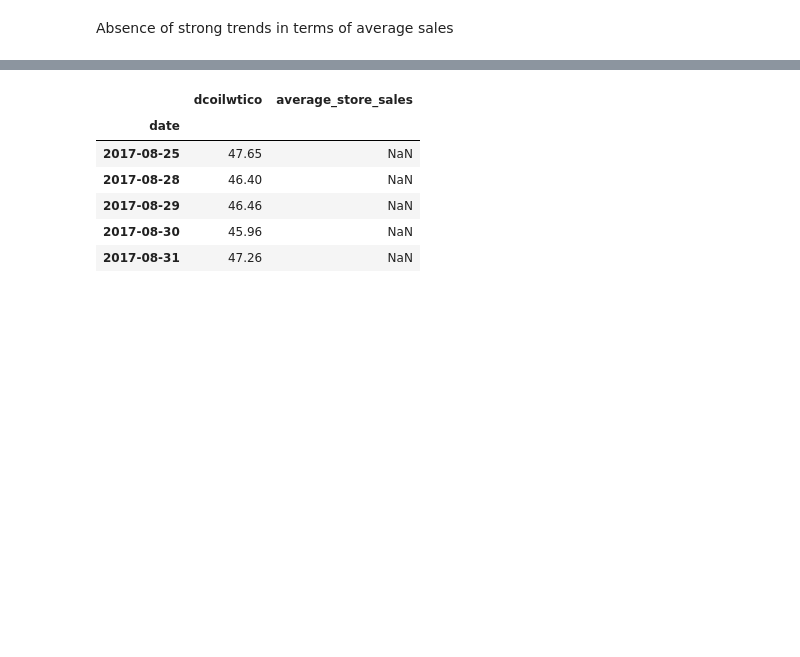
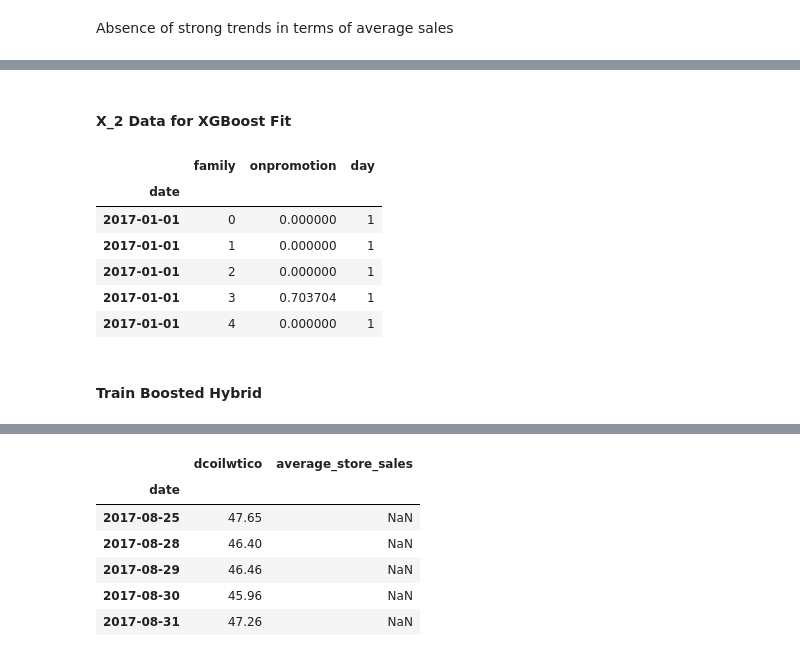
Before and after one commit to jkeogh2031/store_sales_time_series_forecasting, a Jupyter notebook: store-sales-time-series-forecasting.ipynb, the cells around one changed output, grey strips where cells are left out. Cells and saved outputs as stored; diff of their text form; code cells hidden in the pictures; blank space fills up the shorter version.

```diff
--- a/store-sales-time-series-forecasting.ipynb
+++ b/store-sales-time-series-forecasting.ipynb
@@ -542,0 +620,19 @@ Absence of strong trends in terms of average sales
+# %% [markdown]
+#### X_2 Data for XGBoost Fit
+# %%
+X_2 = family_sales.drop('sales', axis=1).stack()
+le = LabelEncoder()
+X_2 = X_2.reset_index('family')
+X_2['family'] = le.fit_transform(X_2['family'])
+X_2['day'] = X_2.index.day
+X_2.head()
+# %% [output]
+|  | family | onpromotion | day |
+| date |  |  |  |
+| 2017-01-01 | 0 | 0.000000 | 1 |
+| 2017-01-01 | 1 | 0.000000 | 1 |
+| 2017-01-01 | 2 | 0.000000 | 1 |
+| 2017-01-01 | 3 | 0.703704 | 1 |
+| 2017-01-01 | 4 | 0.000000 | 1 |
+# %% [markdown]
+#### Train Boosted Hybrid
```
Also changed, not shown: parts of 14 cells of this notebook.
